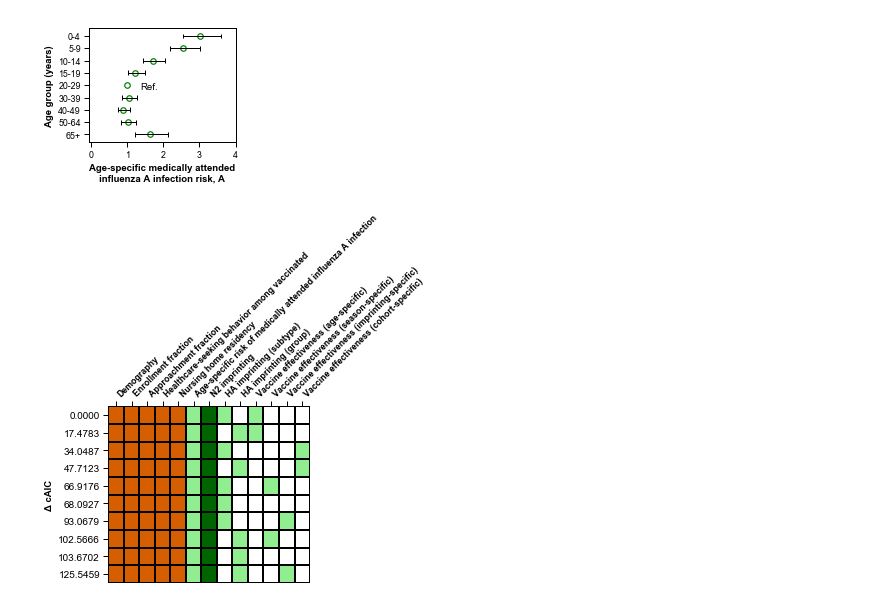
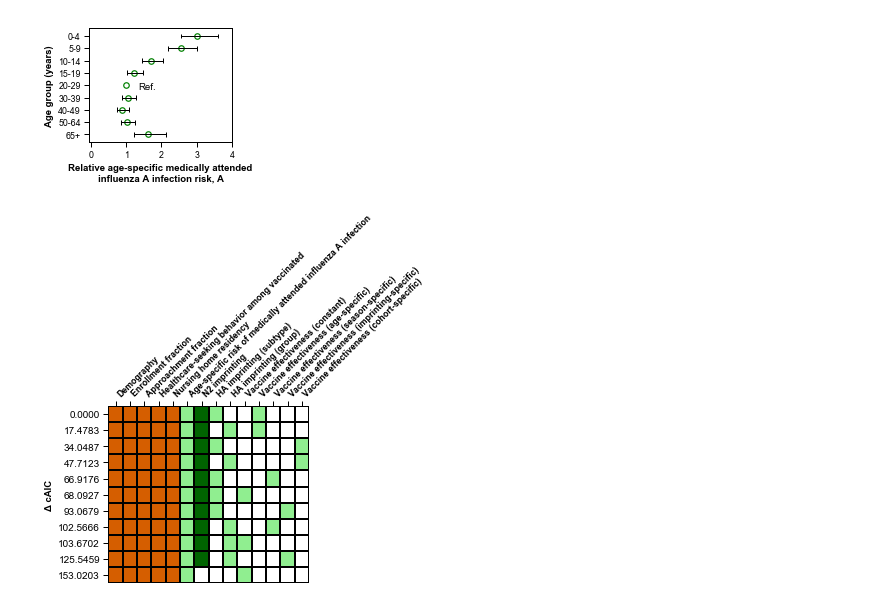
Before and after one commit to cobeylab/FluAImprinting, a Jupyter notebook: figures/Figure_4_age_parameters.ipynb, the cells around one changed output. Saved outputs shown, nothing was run; the diff lists cells and outputs as text; code cells hidden in the pictures.

Commit message:
Added DAV result

```diff
--- a/figures/Figure_4_age_parameters.ipynb
+++ b/figures/Figure_4_age_parameters.ipynb
@@ -15,6 +15,7 @@ h3color=pal[1]
 
 rcParams['mathtext.default'] = 'regular'
 rcParams['font.sans-serif'] = 'arial'
+rcParams['svg.fonttype'] = 'none'
 sns.set_context('paper')
 
 
@@ -31,36 +32,35 @@ index = 0
 for i, row in df.iterrows():
 
     if row.param[0] == 'A':
 
         plt.hlines(y=-index, xmin=row.CI_lower, xmax=row.CI_upper, linewidth=1)
         plt.vlines(x=row.CI_lower, ymin=-index-0.2, ymax=-index+0.2, linewidth=1)
         plt.vlines(x=row.CI_upper, ymin=-index-0.2, ymax=-index+0.2, linewidth=1)
         plt.plot([row.mle], [-index], 'o', **plot_params, markeredgecolor='green', zorder=1)
         if row.param != 'A65.100':
             ylabs.append(row.param[1:].replace('.','-'))
         else:
             ylabs.append('65+')
         yticks.append(-index)
         index += 1
 
         if row.param == 'A15.19':
             plt.plot([1], [-index], 'o', **plot_params, markeredgecolor='green')
             ylabs.append('20-29')
             yticks.append(-index)
             plt.annotate('Ref.', (1.35, -index - 0.1), va='center')
             index += 1
 
-plt.xlabel('Age-specific medically attended\ninfluenza A infection risk, A', weight='bold')
+plt.xlabel('Relative age-specific medically attended\ninfluenza A infection risk, A', weight='bold')
 plt.xlim(-0.05, 4)
 plt.ylabel('Age group (years)', weight='bold')
 plt.yticks(yticks, ylabs)
 
 
 plt.gcf().set_size_inches(3, 2.5)
 plt.tight_layout()
-plt.savefig('../../Marshfield/Flu-A-imprinting-paper/Fig_Age_param_estimates.pdf', bbox_inches='tight')
 # %% [output]
-[figure, old version]
+[figure, new version]
 # %%
 df = pd.read_csv('../final_results_for_ms/0-100/result_summary.csv', index_col='Unnamed: 0')
 
@@ -73,12 +73,12 @@ rcParams['font.sans-serif'] = 'arial'
 sns.set_context('paper')
 full_model='DAHNV'
 
-final_df = pd.DataFrame(columns=['D', 'E', 'Ap', 'vac_cov', 'Nu', 'A', 'N2', 'H_sub','H_group', 'V_age', 'V_season', 'V_imprinting', 'V_cohort', 'cAIC'])
+final_df = pd.DataFrame(columns=['D', 'E', 'Ap', 'vac_cov', 'Nu', 'A', 'N2', 'H_sub','H_group', 'V_constant', 'V_age', 'V_season', 'V_imprinting', 'V_cohort', 'cAIC'])
 row = 0
 
 df = df.iloc[1:, ]
 
-exclude = ['DAHVage_subtype', 'DAHVcohort_subtype']
+exclude = ['DAHVage_subtype', 'DAHVcohort_subtype', 'DAVseason', 'DAVimprinting', 'DAVage', 'DAVcohort']
 
 for model, r in df.iterrows():
     if model not in exclude:
@@ -93,6 +93,9 @@ for model, r in df.iterrows():
             final_df.loc[row, V] = 1
         elif 'Vcohort' in model:
             V = 'V_cohort'
+            final_df.loc[row, V] = 1
+        elif 'Vmean' in model:
+            V = 'V_constant'
             final_df.loc[row, V] = 1
 
         if 'H' in model:
@@ -119,8 +122,6 @@ for model, r in df.iterrows():
 
 final_df = final_df.sort_values('cAIC')
 final_df = final_df.fillna(0)
-#final_df['cAIC'] = [np.exp(-0.5 * (c - min(final_df['cAIC']))) for c in final_df['cAIC']]
-#final_df.index = ["%.4f" % (c/sum(final_df.cAIC)) for c in final_df['cAIC']]
 final_df.index = ["%.4f" % (c - min(final_df['cAIC'])) for c in final_df['cAIC']]
 final_df = final_df.loc[:, final_df.columns != 'cAIC']
 final_df.columns = ['Demography',
@@ -132,6 +133,7 @@ final_df.columns = ['Demography',
                     'N2 imprinting',
                     'HA imprinting (subtype)',
                     'HA imprinting (group)',
+                    'Vaccine effectiveness (constant)',
                     'Vaccine effectiveness (age-specific)',
                     'Vaccine effectiveness (season-specific)',
                     'Vaccine effectiveness (imprinting-specific)',
@@ -145,7 +147,5 @@ plt.ylabel('Δ cAIC', weight='bold')
 f = plt.gcf()
 f.set_size_inches(5.5, 5.5)
 plt.tight_layout()
-
-plt.savefig('../../Marshfield/Flu-A-imprinting-paper/Fig_XX_model_result_summary.pdf', bbox_inches='tight')
 # %% [output]
-[figure, old version]
+[figure, new version]
```
Also changed, not shown: parts of 1 cell of this notebook.
